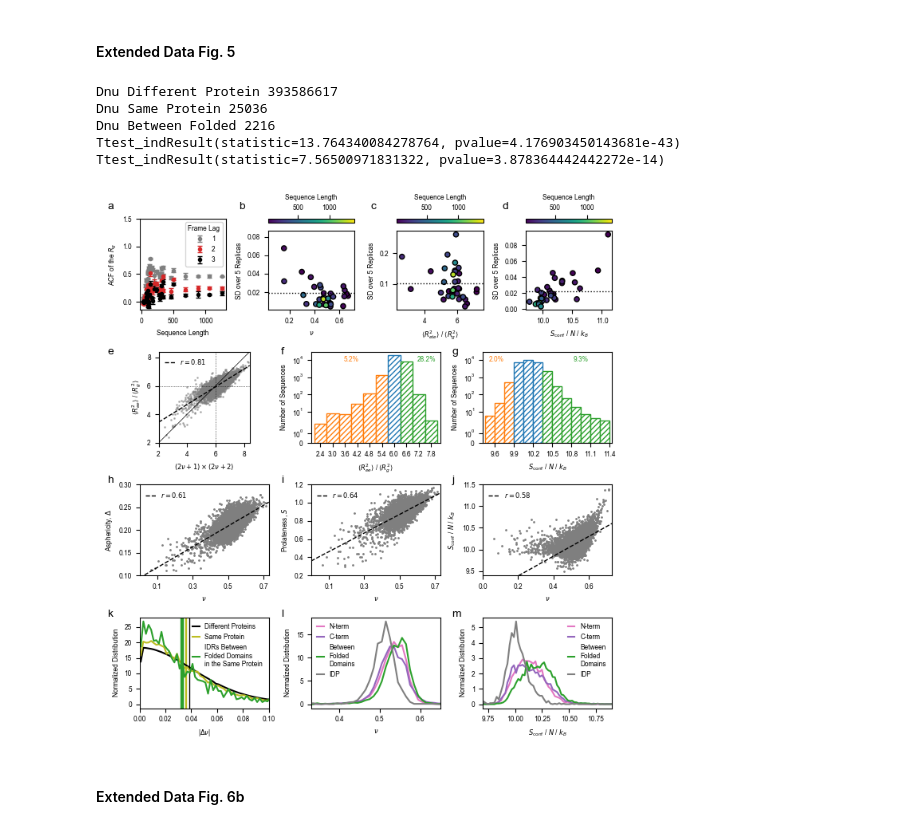
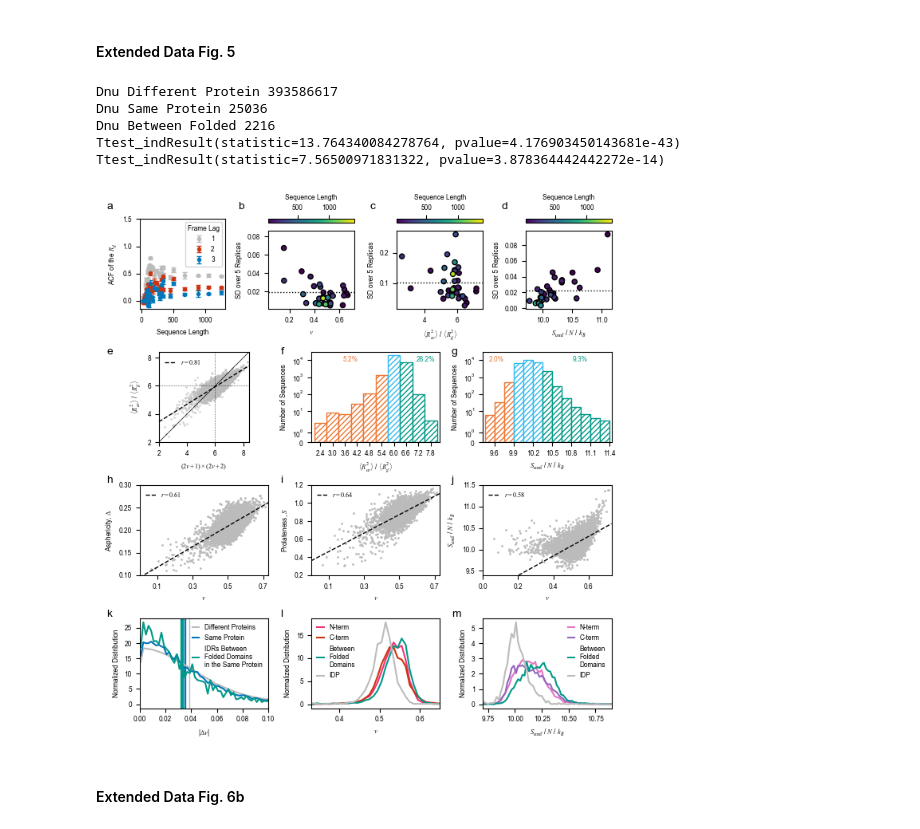
Before and after one commit to KULL-Centre/_2023_Tesei_IDRome, a Jupyter notebook: seq_conf_prop.ipynb, the cells around one changed output. Cells and saved outputs as stored; diff of their text form; code cells hidden in the pictures.

```diff
--- a/seq_conf_prop.ipynb
+++ b/seq_conf_prop.ipynb
@@ -375,6 +401,7 @@ fcr 0.6945415959252971 0.9583333333333334
 # %%
 f, (r1,r2,r3,r4,r5,r6) = plt.subplots(6, 4, sharex=False, sharey=False, figsize=(6.6,9))
 plt.rc('font', **{'family':'sans-serif','sans-serif':['Arial'], 'size': 6})
+mpl.rcParams['pdf.fonttype'] = 42
 
 proteins = ['P08621_202_437','Q5VUA4_1_884','P06748_122_247','Q6PD62_879_1173',
 'Q13148_252_414','Q15648_525_1581','Q7KZ85_1_274','P98177_1_97',
@@ -392,16 +419,16 @@ for i,name in enumerate(df_replicas.loc[proteins].sort_values('nu').index):
     emap = pd.read_csv(f'md_simulations/data/replicas/{name:s}_emap.csv.gz',index_col=0)
 
     if df_replicas.loc[name].nu <= 0.45:
-        cmap = plt.cm.Oranges_r
-        color = 'tab:orange'
+        cmap = oranges
+        color = pt_colors['orange']
         dark_color = dark_orange
     elif df_replicas.loc[name].nu > 0.55:
-        cmap = plt.cm.Greens_r
-        color = 'tab:green'
+        cmap = greens
+        color = pt_colors['teal']
         dark_color = dark_green
     else:
-        cmap = plt.cm.Blues_r
-        color = 'tab:blue'
+        cmap = blues
+        color = pt_colors['cyan']
         dark_color = dark_blue
 
     n_ticks = 4 if i == 8 else 3
@@ -459,19 +486,19 @@ for i,name in enumerate(df_replicas.loc[proteins].sort_values('nu').index):
         ax_a[i].set_yticks([0,4,8])
         ax_a[i].axvspan(df_replicas.loc[name,'Delta']-df_replicas.loc[name,'Delta_err'],
                         df_replicas.loc[name,'Delta']+df_replicas.loc[name,'Delta_err'],
-                        alpha=0.5, lw=0.5, color='tab:orange')
+                        alpha=0.5, lw=0.5, color=pt_colors['orange'])
     elif i > 7:
         ax_a[i].set_ylim(0,4)
         ax_a[i].set_yticks([0,2,4])
         ax_a[i].axvspan(df_replicas.loc[name,'Delta']-df_replicas.loc[name,'Delta_err'],
                         df_replicas.loc[name,'Delta']+df_replicas.loc[name,'Delta_err'],
-                        alpha=0.5, lw=0.5, color='tab:green')
+                        alpha=0.5, lw=0.5, color=pt_colors['teal'])
     else:
         ax_a[i].set_ylim(0,5)
         ax_a[i].set_yticks([0,2,4])
         ax_a[i].axvspan(df_replicas.loc[name,'Delta']-df_replicas.loc[name,'Delta_err'],
                         df_replicas.loc[name,'Delta']+df_replicas.loc[name,'Delta_err'],
-                        alpha=0.5, lw=0.5, color='tab:blue')
+                        alpha=0.5, lw=0.5, color=pt_colors['cyan'])
 
     if i < 4:
         ax_s.set_ylim(0,2.8)
@@ -601,12 +628,13 @@ ax11 = plt.subplot2grid( (4,12), (0,3), rowspan=1, colspan=3 )
 ax12 = plt.subplot2grid( (4,12), (0,6), rowspan=1, colspan=3 )
 ax13 = plt.subplot2grid( (4,12), (0,9), rowspan=1, colspan=3 )
 plt.rc('font', **{'family':'sans-serif','sans-serif':['Arial'], 'size': 6})
+mpl.rcParams['pdf.fonttype'] = 42
 
 N_tot = df_idrome.index.size
 
 df_idrome['ete2_Rg2_calc'] = (2*df_idrome.nu+1)*(2*df_idrome.nu+2)
 
-ax1.plot(df_idrome.ete2_Rg2_calc,df_idrome.ete2_Rg2,ms=1,marker='o',lw=0,color='tab:gray',alpha=.5)
+ax1.plot(df_idrome.ete2_Rg2_calc,df_idrome.ete2_Rg2,ms=1,marker='o',lw=0,color=pt_colors['grey'],alpha=.5)
 ax1.set_ylabel(r'$\langle R_{ee}^2 \rangle$ / $\langle R_g^2 \rangle$')
 ax1.set_xlabel(r'$(2\nu+1)\times(2\nu+2)$')
 x = np.linspace(2,8.4,100)
@@ -633,10 +661,10 @@ p_theta = 100-p_compact-p_expanded
 intervals = pd.cut(df_idrome['ete2_Rg2'], np.arange(2.1, 8.2, .6))
 sum_std = df_idrome['ete2_Rg2'].groupby(intervals).agg(['count'])
 sum_std['count'].plot(rot=0, ax=ax2, kind='bar',hatch='/////',color='w',
-                      edgecolor=['tab:orange']*6+['tab:blue']*1+['tab:green']*3,width=1)
+                      edgecolor=[pt_colors['orange']]*6+[pt_colors['cyan']]*1+[pt_colors['teal']]*3,width=1)
 
-ax2.annotate(f'{p_compact:.1f}%',xy=(.25,.895),xycoords='axes fraction',color='tab:orange',fontsize=6)
-ax2.annotate(f'{p_expanded:.1f}%',xy=(.82,.895),xycoords='axes fraction',color='tab:green',fontsize=6)
+ax2.annotate(f'{p_compact:.1f}%',xy=(.25,.895),xycoords='axes fraction',color=pt_colors['orange'],fontsize=6)
+ax2.annotate(f'{p_expanded:.1f}%',xy=(.82,.895),xycoords='axes fraction',color=pt_colors['teal'],fontsize=6)
 
 ax2.set_ylabel('Number of Sequences')
 ax2.set_xlabel(r'$\langle R_{ee}^2 \rangle$ / $\langle R_g^2 \rangle$')
@@ -657,10 +685,10 @@ intervals = pd.cut(df_idrome['SPR'], np.arange(9.45, 11.4, .15))
 sum_std = df_idrome['SPR'].groupby(intervals).agg(['count'])
 
 sum_std['count'].plot(rot=0, ax=ax3, kind='bar',hatch='/////',color='w',
-                      edgecolor=['tab:orange']*3+['tab:blue']*3+['tab:green']*8,width=1)
+                      edgecolor=[pt_colors['orange']]*3+[pt_colors['cyan']]*3+[pt_colors['teal']]*8,width=1)
 
-ax3.annotate(f'{p_compact:.1f}%',xy=(.05,.895),xycoords='axes fraction',color='tab:orange',fontsize=6)
-ax3.annotate(f'{p_expanded:.1f}%',xy=(.7,.895),xycoords='axes fraction',color='tab:green',fontsize=6)
+ax3.annotate(f'{p_compact:.1f}%',xy=(.05,.895),xycoords='axes fraction',color=pt_colors['orange'],fontsize=6)
+ax3.annotate(f'{p_expanded:.1f}%',xy=(.7,.895),xycoords='axes fraction',color=pt_colors['teal'],fontsize=6)
 
 ax3.set_ylabel('Number of Sequences')
 ax3.set_xlabel(r'$S_\mathrm{conf}$ / $N$ / $k_B$')
@@ -673,9 +701,9 @@ ax3.set_ylim(0,3e4)
 
 ##########
 
-ax4.plot(df_idrome.nu,df_idrome.Delta,ms=1,marker='o',lw=0,color='tab:gray')
-ax5.plot(df_idrome.nu,df_idrome.S,ms=1,marker='o',lw=0,color='tab:gray')
-ax6.plot(df_idrome.nu,df_idrome.SPR,ms=1,marker='o',lw=0,color='tab:gray')
+ax4.plot(df_idrome.nu,df_idrome.Delta,ms=1,marker='o',lw=0,color=pt_colors['grey'])
+ax5.plot(df_idrome.nu,df_idrome.S,ms=1,marker='o',lw=0,color=pt_colors['grey'])
+ax6.plot(df_idrome.nu,df_idrome.SPR,ms=1,marker='o',lw=0,color=pt_colors['grey'])
 ax4.set_ylabel('Asphericity, $\Delta$')
 ax5.set_ylabel('Prolateness, $S$')
 ax6.set_ylabel(r'$S_\mathrm{conf}$ / $N$ / $k_B$')
@@ -722,14 +750,14 @@ x = bins[:-1] + bin_width/2
 h = np.load('md_simulations/data/delta_nu_diff_ID_hist.npy')
 delta_nu_dict = np.load('md_simulations/data/delta_nu_diff_prot.npy', allow_pickle='TRUE').item()
 
-ax7.plot(x[h>0],h[h>0],label='Different Proteins',color='k')
+ax7.plot(x[h>0],h[h>0],label='Different Proteins',color=pt_colors['grey'])
 
 print('Dnu Different Protein',delta_nu_dict['delta_nu_N'])
 print('Dnu Same Protein',df_same_ID.shape[0])
 print('Dnu Between Folded',df_same_ID_btw_folded.shape[0])
 
 h = np.histogram(np.abs(df_same_ID.delta_nu),bins=bins,density=True)[0]
-ax7.plot(x[h>0],h[h>0],label='Same Protein',color='tab:olive')
+ax7.plot(x[h>0],h[h>0],label='Same Protein',color=pt_colors['blue'])
 
 print(stats.ttest_ind_from_stats(mean1=delta_nu_dict['delta_nu_mean'], std1=delta_nu_dict['delta_nu_SD'],
                      nobs1=delta_nu_dict['delta_nu_N'],
@@ -738,7 +766,7 @@ print(stats.ttest_ind_from_stats(mean1=delta_nu_dict['delta_nu_mean'], std1=delt
                      nobs2=df_same_ID.delta_nu.size))
 
 h = np.histogram(np.abs(df_same_ID_btw_folded.delta_nu),bins=bins,density=True)[0]
-ax7.plot(x[h>0],h[h>0],label='IDRs Between\nFolded Domains\nin the Same Protein',color='tab:green')
+ax7.plot(x[h>0],h[h>0],label='IDRs Between\nFolded Domains\nin the Same Protein',color=pt_colors['teal'])
 
 print(stats.ttest_ind_from_stats(mean1=delta_nu_dict['delta_nu_mean'], std1=delta_nu_dict['delta_nu_SD'],
                      nobs1=delta_nu_dict['delta_nu_N'],
@@ -747,18 +775,20 @@ print(stats.ttest_ind_from_stats(mean1=delta_nu_dict['delta_nu_mean'], std1=delt
                      nobs2=df_same_ID_btw_folded.delta_nu.size))
 
 ax7.axvspan(np.abs(df_same_ID_btw_folded.delta_nu).mean()-se(df_same_ID_btw_folded.delta_nu),
-            np.abs(df_same_ID_btw_folded.delta_nu).mean()+se(df_same_ID_btw_folded.delta_nu),color='tab:green')
+            np.abs(df_same_ID_btw_folded.delta_nu).mean()+se(df_same_ID_btw_folded.delta_nu),
+            color=pt_colors['teal'])
 ax7.axvspan(np.abs(df_same_ID.delta_nu).mean()-se(df_same_ID.delta_nu),
-            np.abs(df_same_ID.delta_nu).mean()+se(df_same_ID.delta_nu),color='tab:olive')
+            np.abs(df_same_ID.delta_nu).mean()+se(df_same_ID.delta_nu),color=pt_colors['blue'])
 ax7.axvspan(delta_nu_dict['delta_nu_mean']-delta_nu_dict['delta_nu_SE'],
-            delta_nu_dict['delta_nu_mean']+delta_nu_dict['delta_nu_SE'],color='k')
+            delta_nu_dict['delta_nu_mean']+delta_nu_dict['delta_nu_SE'],color=pt_colors['grey'])
 
 ax7.set_ylabel('Normalized Distribution')
 ax7.set_xlabel(r'|$\Delta \nu$|')
 ax7.set_xlim(0,.1)
 ax7.legend(frameon=False,handlelength=1)
 
-for bool_loc,label,c in zip(categories,labels,['tab:pink','tab:purple','tab:green','tab:gray']):
+for bool_loc,label,c in zip(categories,labels,[pt_colors['magenta'],pt_colors['red'],
+                                               pt_colors['teal'],pt_colors['grey']]):
     bins = np.arange(0.05, .74, .01)
     x = bins[:-1]+.005
     h = np.histogram(df_idrome.query(bool_loc).nu,bins=bins,density=True)[0]
@@ -769,7 +799,7 @@ for bool_loc,label,c in zip(categories,labels,['tab:pink','tab:purple','tab:gree
 
     ax8.legend(frameon=False,handlelength=1,loc='upper left')
 
-for bool_loc,label,c in zip(categories,labels,['tab:pink','tab:purple','tab:green','tab:gray']):
+for bool_loc,label,c in zip(categories,labels,['tab:pink','tab:purple',pt_colors['teal'],pt_colors['grey']]):
     bin_width = .02
     bins = np.arange(9.5, 11, bin_width)
     x = bins[:-1]+bin_width/2
@@ -783,11 +813,11 @@ for bool_loc,label,c in zip(categories,labels,['tab:pink','tab:purple','tab:gree
 ###########
 
 ax10.errorbar(df_replicas.N,df_replicas.acf_rg_1,yerr=df_replicas.acf_rg_1_err,ms=3,marker='o',lw=0,
-         elinewidth=1,capsize=2,capthick=1,label='1',color='tab:gray')
+         elinewidth=1,capsize=2,capthick=1,label='1',color=pt_colors['grey'])
 ax10.errorbar(df_replicas.N,df_replicas.acf_rg_2,yerr=df_replicas.acf_rg_2_err,ms=3,marker='o',lw=0,
-         elinewidth=1,capsize=2,capthick=1,label='2',color='tab:red')
+         elinewidth=1,capsize=2,capthick=1,label='2',color=pt_colors['red'])
 ax10.errorbar(df_replicas.N,df_replicas.acf_rg_3,yerr=df_replicas.acf_rg_3_err,ms=3,marker='o',lw=0,
-         elinewidth=1,capsize=2,capthick=1,label='3',color='k')
+         elinewidth=1,capsize=2,capthick=1,label='3',color=pt_colors['blue'])
 
 scat = ax11.scatter(df_replicas.nu, df_replicas.nu_err, marker='o',
                     c=df_replicas.N,vmin=30,vmax=1400,cmap=plt.cm.viridis,s=20,
@@ -839,38 +869,38 @@ ax11.set_ylabel('SD over 5 Replicas')
 ax11.set_xlabel('$\\nu$')
 
 ax12.set_ylabel('SD over 5 Replicas')
-ax12.set_xlabel(r'$\langle R_{ete}^2 \rangle$ / $\langle R_g^2 \rangle$')
+ax12.set_xlabel(r'$\langle R_{ee}^2 \rangle$ / $\langle R_g^2 \rangle$')
 
 ax13.set_ylabel('SD over 5 Replicas')
 ax13.set_xlabel(r'$S_\mathrm{conf}$ / $N$ / $k_B$')
 
 f.text(0.02, .96, 'a', fontsize=10)
 f.text(0.27, .96, 'b', fontsize=10)
 f.text(0.52, .96, 'c', fontsize=10)
 f.text(0.77, .96, 'd', fontsize=10)
 
 f.text(0.02, .7, 'e', fontsize=10)
 f.text(0.35, .7, 'f', fontsize=10)
 f.text(0.675, .7, 'g', fontsize=10)
 
 f.text(0.02, .47, 'h', fontsize=10)
 f.text(0.35, .47, 'i', fontsize=10)
 f.text(0.675, .47, 'j', fontsize=10)
 
 f.text(0.02, .23, 'k', fontsize=10)
 f.text(0.35, .23, 'l', fontsize=10)
 f.text(0.675, .23, 'm', fontsize=10)
 
 plt.tight_layout()
 
 plt.savefig('figs/ED_fig5.jpg',dpi=600)
 # %% [output]
 Dnu Different Protein 393586617
 Dnu Same Protein 25036
 Dnu Between Folded 2216
 Ttest_indResult(statistic=13.764340084278764, pvalue=4.176903450143681e-43)
 Ttest_indResult(statistic=7.56500971831322, pvalue=3.878364442442272e-14)
-[figure, old version]
+[figure, new version]
 # %% [markdown]
 #### Extended Data Fig. 6b
 # %%
```
Also changed, not shown: parts of 7 cells of this notebook, 9 other files.
